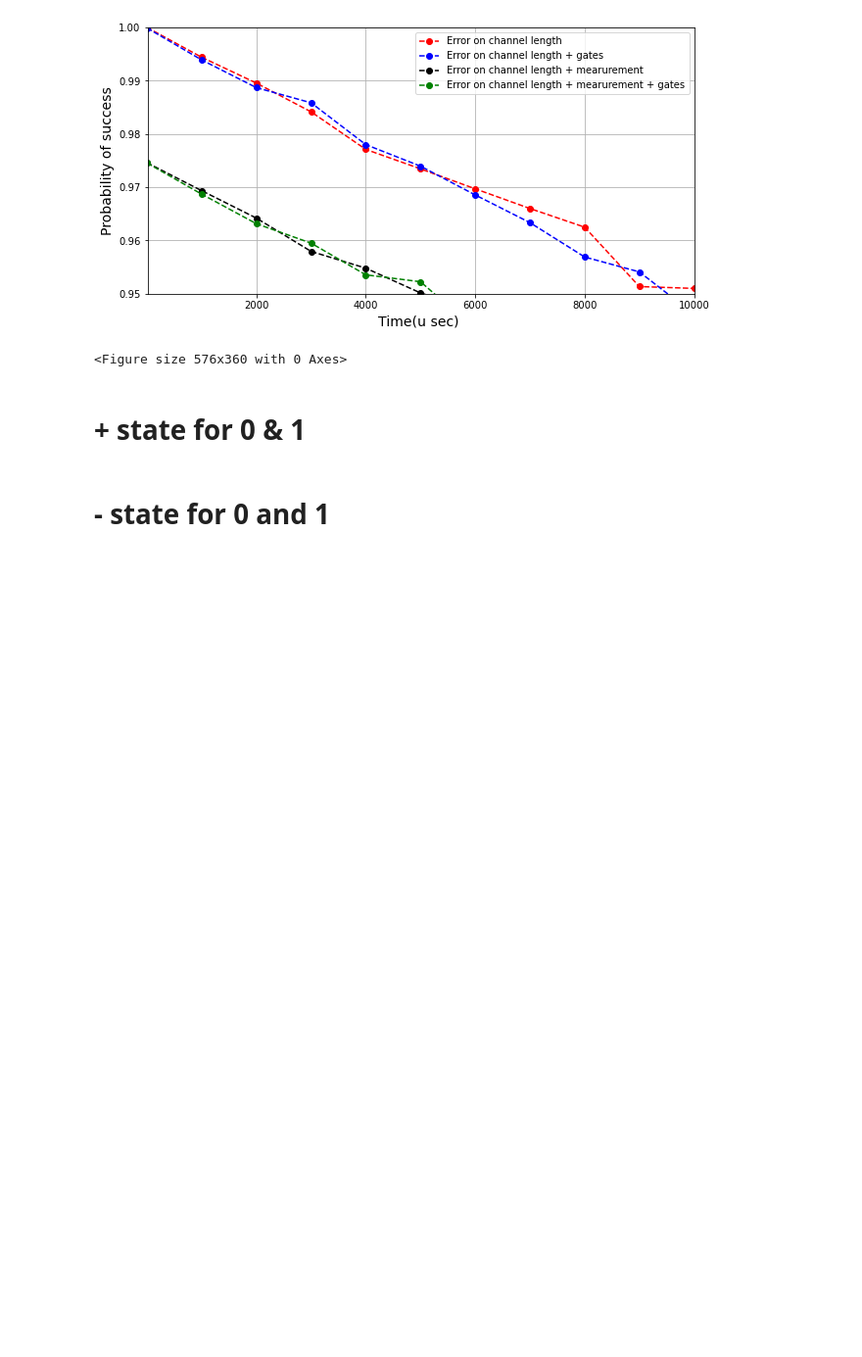
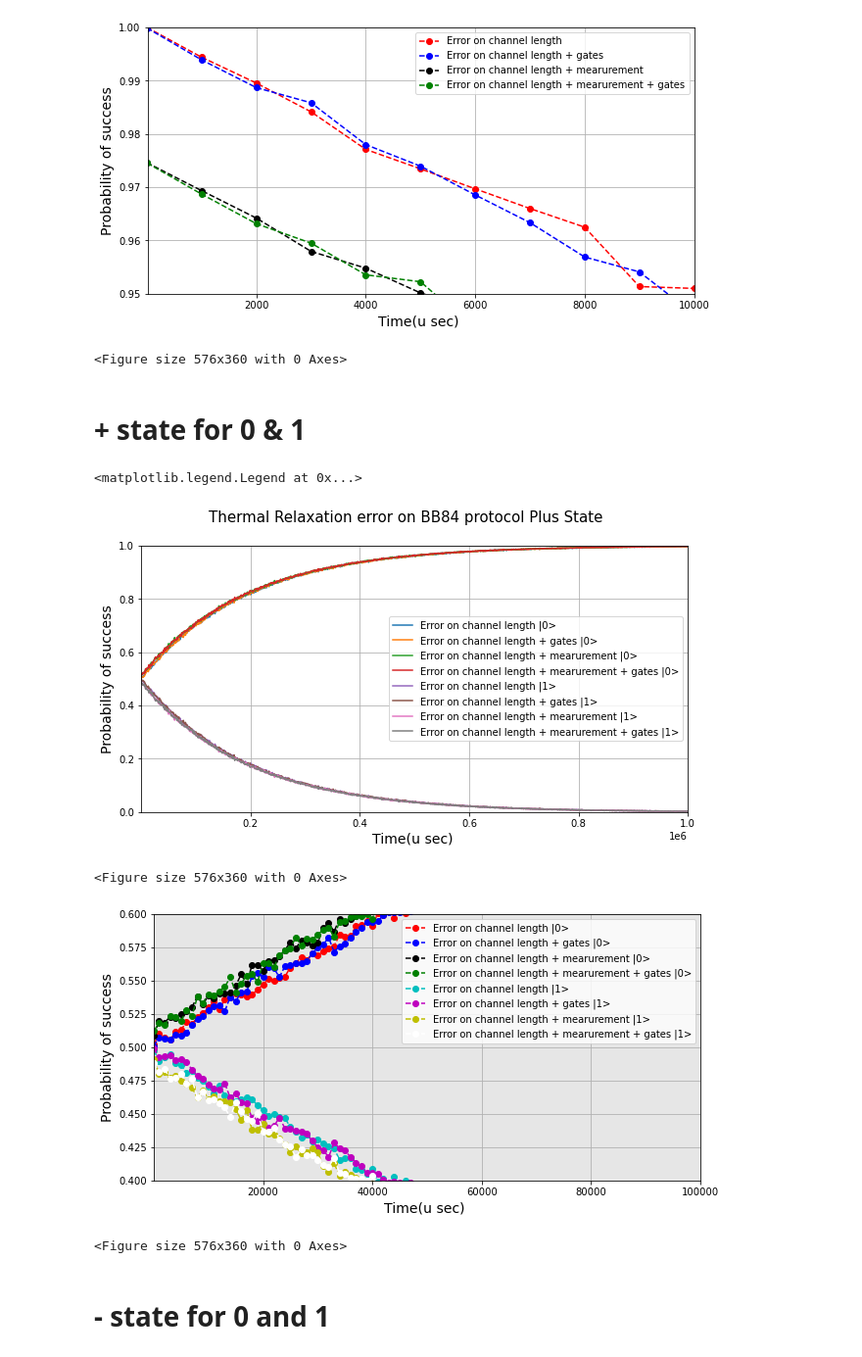
Before and after one commit to bishwajitprasadgond/Amplitude-damping-error-on-Quantum-Key-Distribution-Protocols-Effect-and-A-Probable-Bypass, a Jupyter notebook: BB84/BB84 probability of State 1.ipynb, the cells around one changed output. Shown at 98% size. Cells and saved outputs as stored; diff of their text form; code cells hidden in the pictures; blank space fills up the shorter version.

```diff
--- a/BB84/BB84 probability of State 1.ipynb
+++ b/BB84/BB84 probability of State 1.ipynb
@@ -75,2 +75,55 @@ delaymeas_y1=[0.4909,0.48035,0.4816,0.4769,0.4783,0.47525,0.47254999999999997,0.
+# %%
+%config InlineBackend.print_figure_kwargs={'facecolor' : "w"}
+import matplotlib.pyplot as plt
+from matplotlib.ticker import (AutoMinorLocator, MultipleLocator)
+fig, ax = plt.subplots(figsize=(10, 5))
+fig.suptitle('Thermal Relaxation error on BB84 protocol Plus State',fontsize=15)
+ax.set_xlim(10, 1000000)
+ax.set_ylim(0,1)
+plt.ylabel('Probability of success',fontsize=14)
+plt.xlabel('Time(u sec) ',fontsize=14)
+plt.grid()
+fig = plt.figure(figsize=(8,5))
+#zero
+ax.plot(delay,delay_y0,label = "Error on channel length |0>")
+ax.plot(delay,delaygate_y0,label = "Error on channel length + gates |0>")
+ax.plot(delay,delaymeas_y0,label = "Error on channel length + mearurement |0>")
+ax.plot(delay,dmg_y0,label = "Error on channel length + mearurement + gates |0>")
+#one
+ax.plot(delay,delay_y1,label = "Error on channel length |1>")
+ax.plot(delay,delaygate_y1,label = "Error on channel length + gates |1>")
+ax.plot(delay,delaymeas_y1,label = "Error on channel length + mearurement |1>")
+ax.plot(delay,dmg_y1,label = "Error on channel length + mearurement + gates |1>")
+ax.legend()
+
+%config InlineBackend.print_figure_kwargs={'facecolor' : "w"}
+import matplotlib.pyplot as plt
+from matplotlib.ticker import (AutoMinorLocator, MultipleLocator)
+fig, ax = plt.subplots(figsize=(10, 5))
+#fig.suptitle('Thermal Relaxation error on BB84 protocol',fontsize=15)
+ax.set_xlim(10, 100000)
+ax.set_ylim(0.4,0.6)
+plt.ylabel('Probability of success',fontsize=14)
+plt.xlabel('Time(u sec) ',fontsize=14)
+plt.grid()
+fig = plt.figure(figsize=(8,5))
+#zero
+ax.plot(delay,delay_y0,'ro--',label = "Error on channel length |0>")
+ax.plot(delay,delaygate_y0,'bo--',label = "Error on channel length + gates |0>")
+ax.plot(delay,delaymeas_y0,'ko--',label = "Error on channel length + mearurement |0>")
+ax.plot(delay,dmg_y0,'go--',label = "Error on channel length + mearurement + gates |0>")
+#one
+ax.plot(delay,delay_y1,'co--',label = "Error on channel length |1>")
+ax.plot(delay,delaygate_y1,'mo--',label = "Error on channel length + gates |1>")
+ax.plot(delay,delaymeas_y1,'yo--',label = "Error on channel length + mearurement |1>")
+ax.plot(delay,dmg_y1,'wo--',label = "Error on channel length + mearurement + gates |1>")
+ax.set_facecolor("0.90")
+ax.legend()
+# %% [output]
+<matplotlib.legend.Legend at 0x...>
+[figure, added]
+<Figure size 576x360 with 0 Axes>
+[figure, added]
+<Figure size 576x360 with 0 Axes>
 # %% [markdown]
 # - state for 0 and 1
```
Also changed, not shown: parts of 1 cell of this notebook.
